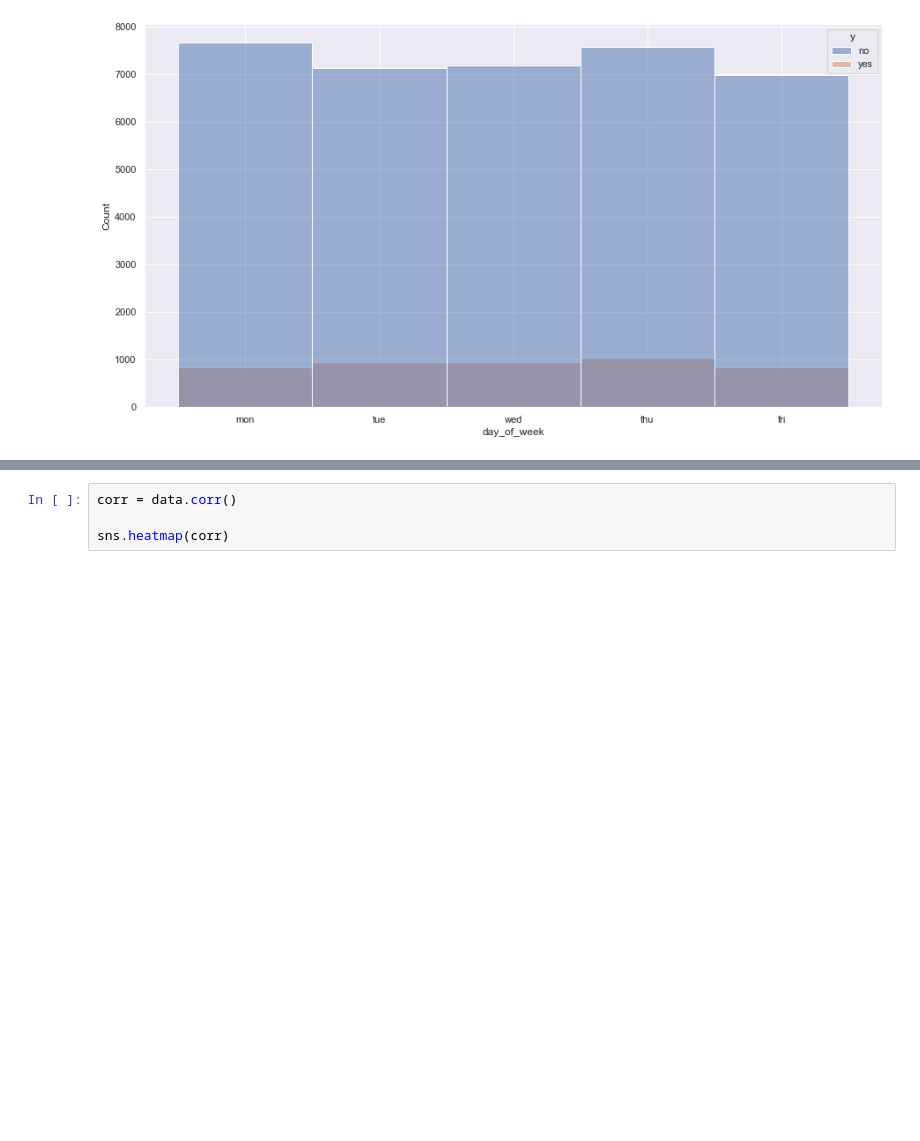
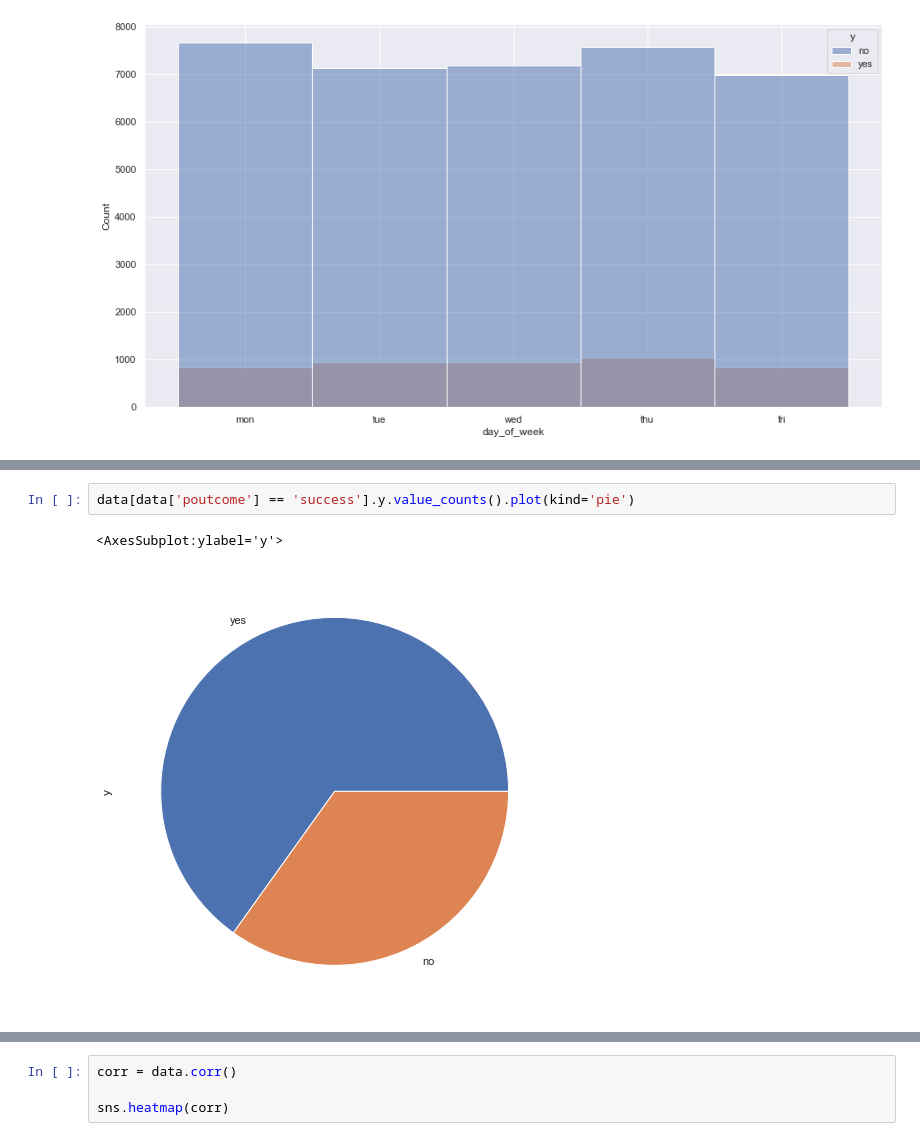
Before and after one commit to marek-dalida/bank-marketing-analysis, a Jupyter notebook: bank-marketing.ipynb, the cells around one changed output, grey strips where cells are left out. Saved outputs shown, nothing was run; the diff lists cells and outputs as text; blank space fills up the shorter version.

```diff
--- a/bank-marketing.ipynb
+++ b/bank-marketing.ipynb
@@ -73,0 +101,5 @@ sns.catplot(x="duration", y="y", data=data)
+# %%
+data[data['poutcome'] == 'success'].y.value_counts().plot(kind='pie')
+# %% [output]
+<AxesSubplot:ylabel='y'>
+[figure, added]
```
Also changed, not shown: parts of 8 cells of this notebook.
